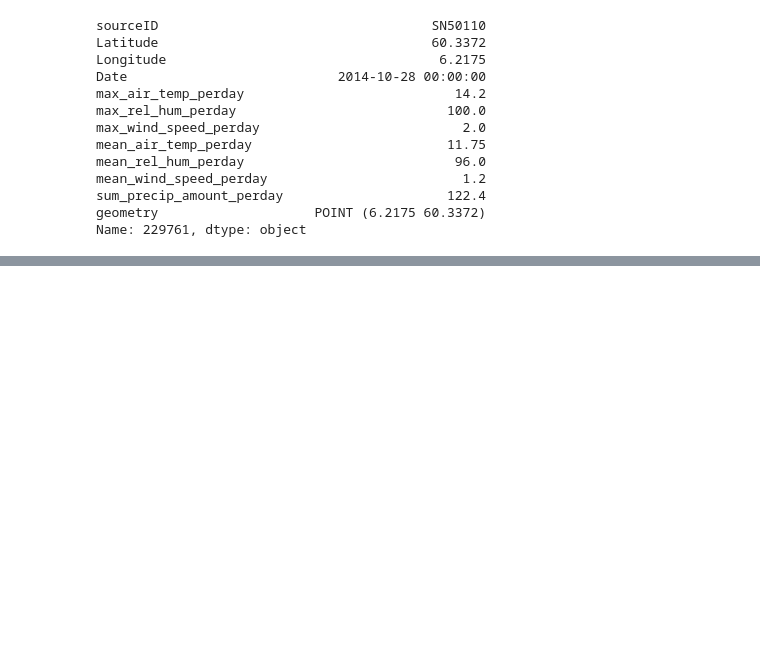
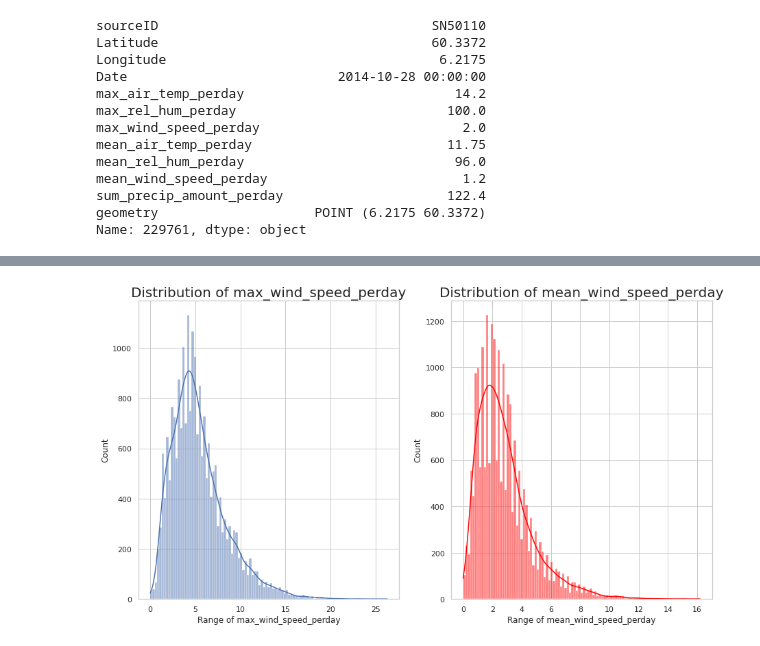
Before and after one commit to Badar97/Progetto_DataScience, a Jupyter notebook: Untitled.ipynb, the cells around one changed output, grey strips where cells are left out. Drawn from its saved outputs; the diff is of its cells as text; code cells hidden in the pictures; blank space fills up the shorter version.

```diff
--- a/Untitled.ipynb
+++ b/Untitled.ipynb
@@ -293,0 +362,19 @@ Name: 229761, dtype: object
+# %%
+plt.figure(figsize=(15,8))
+plt.subplot(1, 2, 1)
+sns.set(style = 'whitegrid')
+sns.histplot(meteo['max_wind_speed_perday'], kde=True)
+plt.title('Distribution of max_wind_speed_perday', fontsize = 20)
+plt.xlabel('Range of max_wind_speed_perday')
+plt.ylabel('Count')
+
+
+plt.subplot(1, 2, 2)
+sns.set(style = 'whitegrid')
+sns.histplot(meteo['mean_wind_speed_perday'], color = 'red', kde=True)
+plt.title('Distribution of mean_wind_speed_perday', fontsize = 20)
+plt.xlabel('Range of mean_wind_speed_perday')
+plt.ylabel('Count')
+plt.show()
+# %% [output]
+[figure, added]
```
Also changed, not shown: parts of 18 cells of this notebook.
